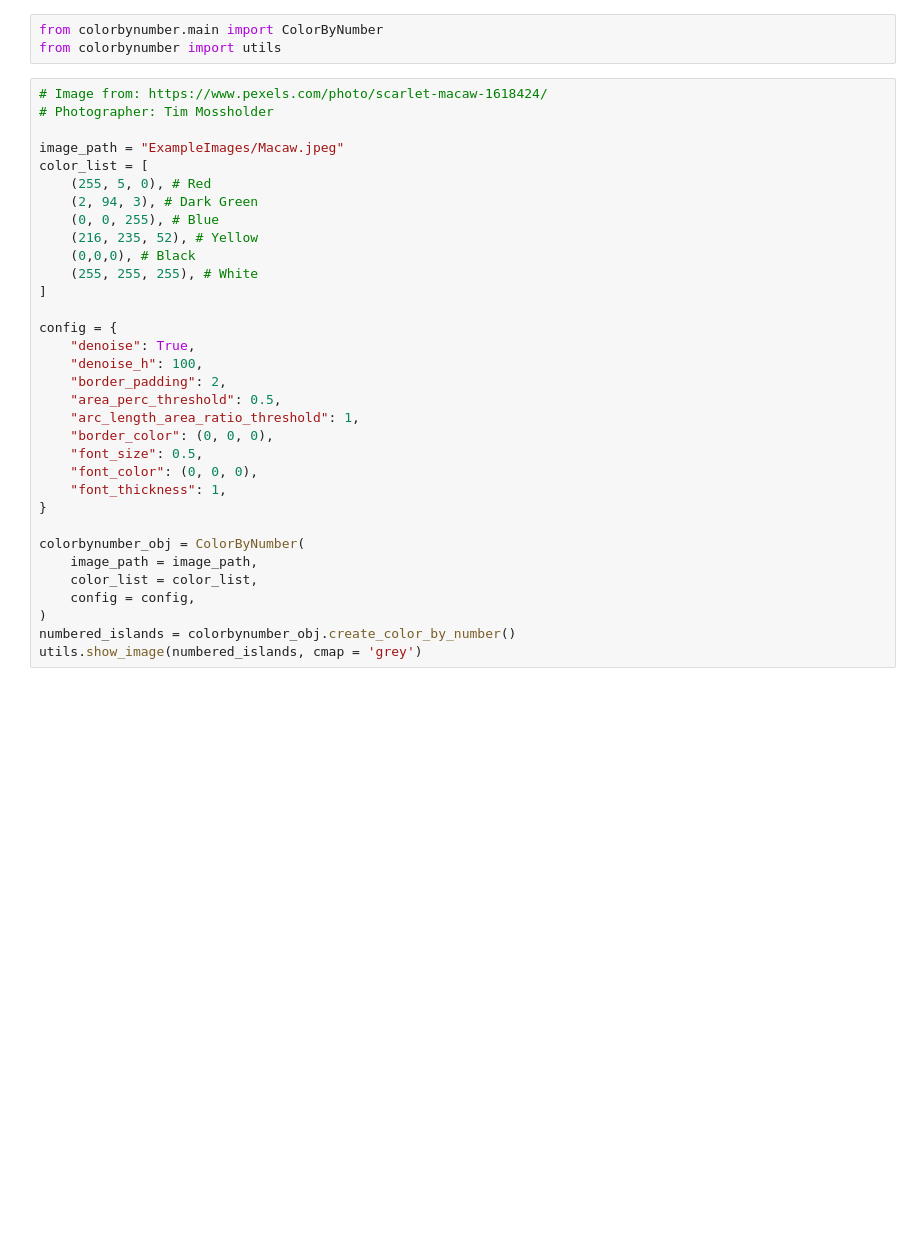
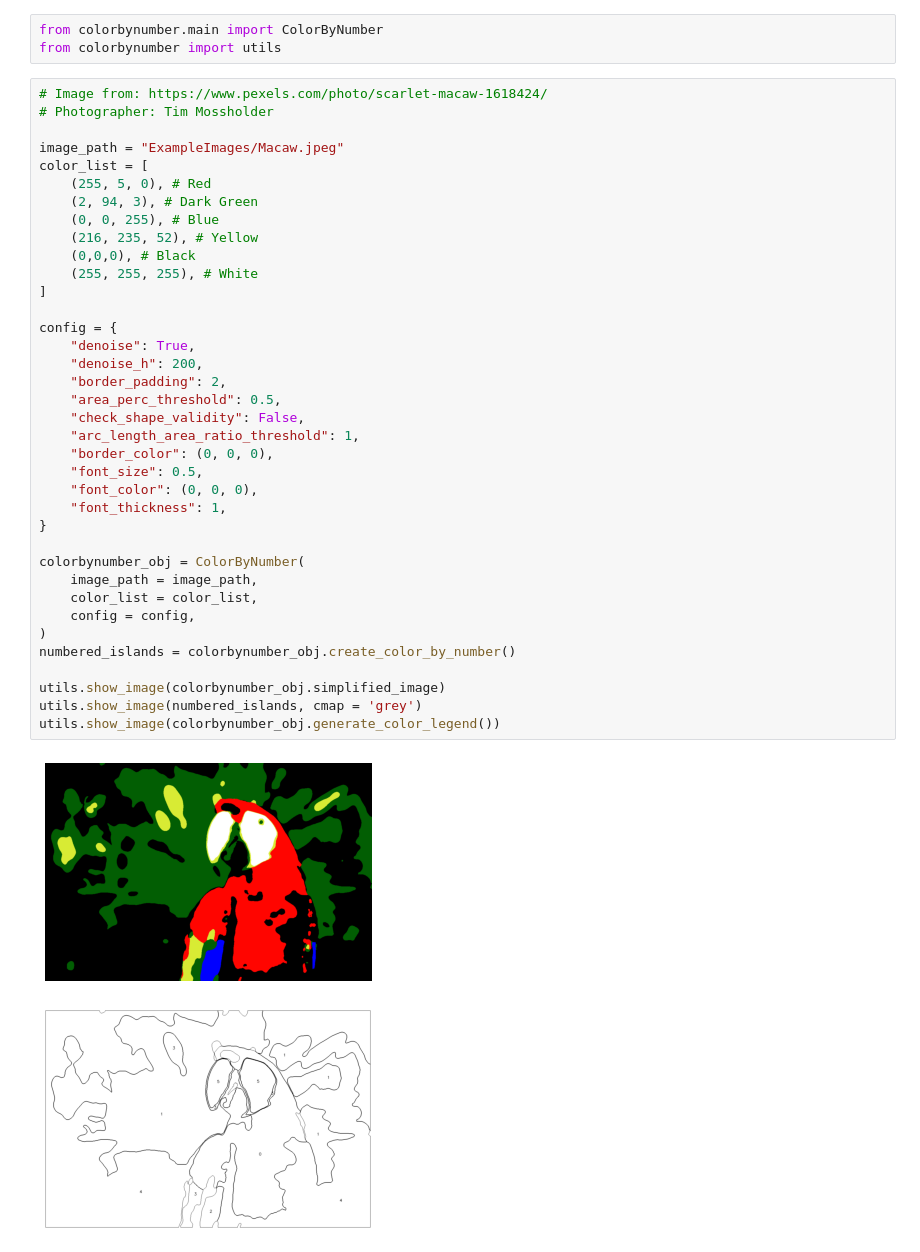
Before and after one commit to SagarB-97/ColorByNumber, a Jupyter notebook: ColorByNumber.ipynb, the cells around one changed output. Cells and saved outputs as stored; diff of their text form; blank space fills up the shorter version.

```diff
--- a/ColorByNumber.ipynb
+++ b/ColorByNumber.ipynb
@@ -6,31 +6,38 @@ from colorbynumber import utils
 # Photographer: Tim Mossholder
 
 image_path = "ExampleImages/Macaw.jpeg"
 color_list = [
     (255, 5, 0), # Red
     (2, 94, 3), # Dark Green
     (0, 0, 255), # Blue
     (216, 235, 52), # Yellow
     (0,0,0), # Black
     (255, 255, 255), # White
 ]
 
 config = {
     "denoise": True,
-    "denoise_h": 100,
+    "denoise_h": 200,
     "border_padding": 2,
     "area_perc_threshold": 0.5,
+    "check_shape_validity": False,
     "arc_length_area_ratio_threshold": 1,
     "border_color": (0, 0, 0),
     "font_size": 0.5,
     "font_color": (0, 0, 0),
     "font_thickness": 1,
 }
 
 colorbynumber_obj = ColorByNumber(
     image_path = image_path,
     color_list = color_list,
     config = config,
 )
 numbered_islands = colorbynumber_obj.create_color_by_number()
+
+utils.show_image(colorbynumber_obj.simplified_image)
 utils.show_image(numbered_islands, cmap = 'grey')
+utils.show_image(colorbynumber_obj.generate_color_legend())
+# %% [output]
+[figure, added]
+[figure, added]
```
Also changed, not shown: parts of 2 cells of this notebook.
